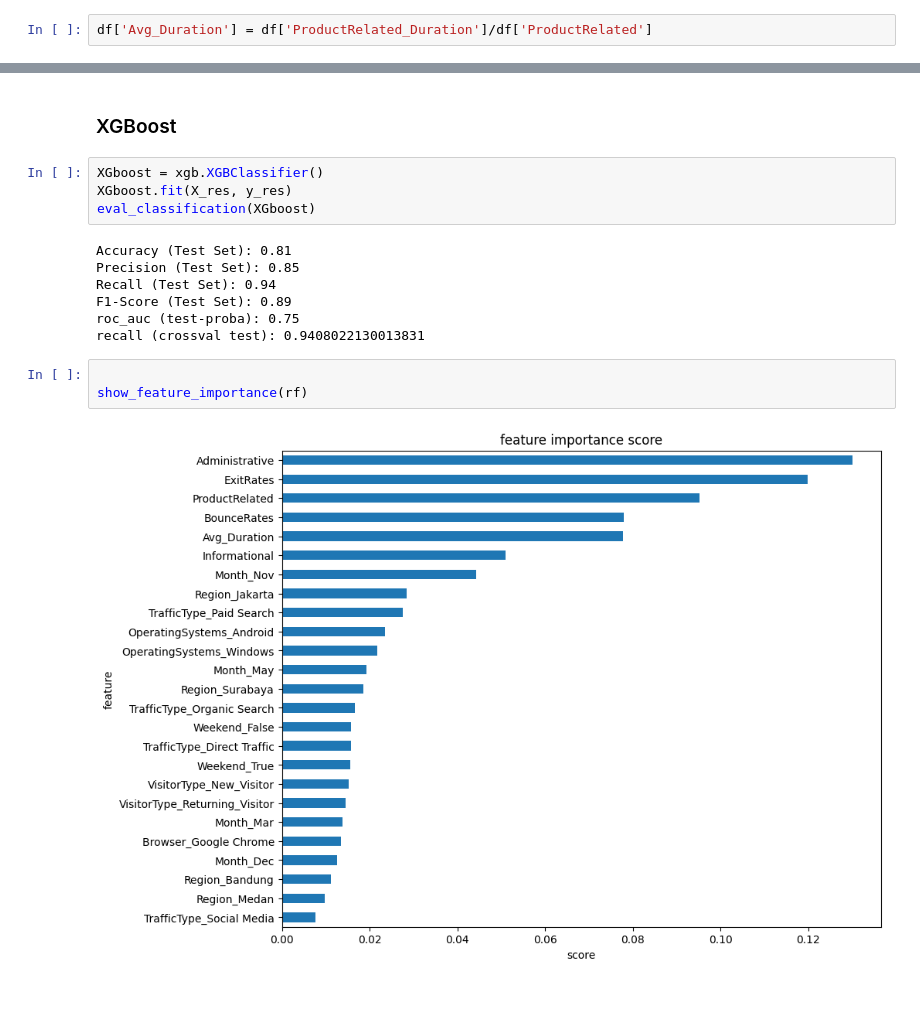
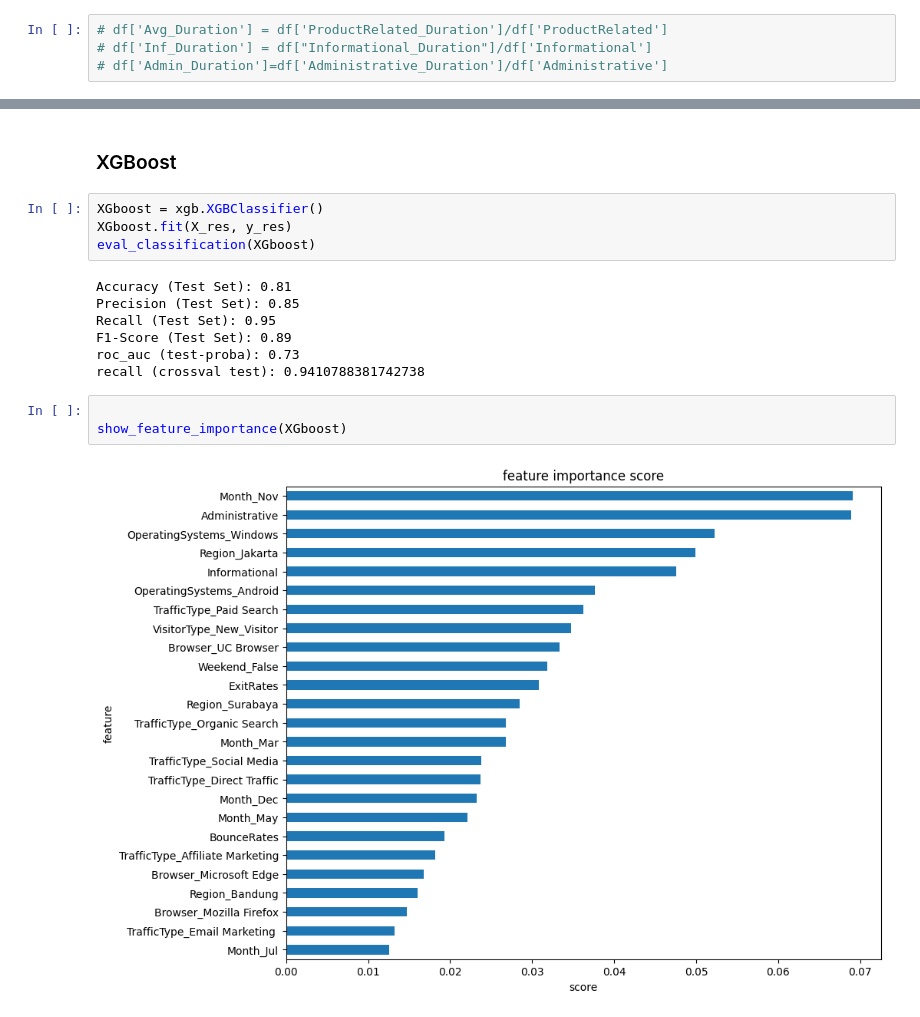
Before and after one commit to primaadit/final_project, a Jupyter notebook: Stage3_raffi.ipynb, the cells around one changed output, grey strips where cells are left out. Saved outputs shown, nothing was run; the diff lists cells and outputs as text.

```diff
--- a/Stage3_raffi.ipynb
+++ b/Stage3_raffi.ipynb
@@ -178,7 +178,9 @@ for i in range(0,len(numerikal)):
 # %%
 df = df_zscore
 # %%
-df['Avg_Duration'] = df['ProductRelated_Duration']/df['ProductRelated']
+# df['Avg_Duration'] = df['ProductRelated_Duration']/df['ProductRelated']
+# df['Inf_Duration'] = df["Informational_Duration"]/df['Informational']
+# df['Admin_Duration']=df['Administrative_Duration']/df['Administrative']
 # %%
 df.drop(columns=['Administrative_Duration'], inplace=True)
 df.drop(columns=['Informational_Duration'], inplace=True)
@@ -468,12 +466,12 @@ eval_classification(XGboost)
 # %% [output]
 Accuracy (Test Set): 0.81
 Precision (Test Set): 0.85
-Recall (Test Set): 0.94
+Recall (Test Set): 0.95
 F1-Score (Test Set): 0.89
-roc_auc (test-proba): 0.75
-recall (crossval test): 0.9408022130013831
+roc_auc (test-proba): 0.73
+recall (crossval test): 0.9410788381742738
 # %%
 
-show_feature_importance(rf)
+show_feature_importance(XGboost)
 # %% [output]
-[figure, old version]
+[figure, new version]
```
Also changed, not shown: parts of 15 cells of this notebook.
